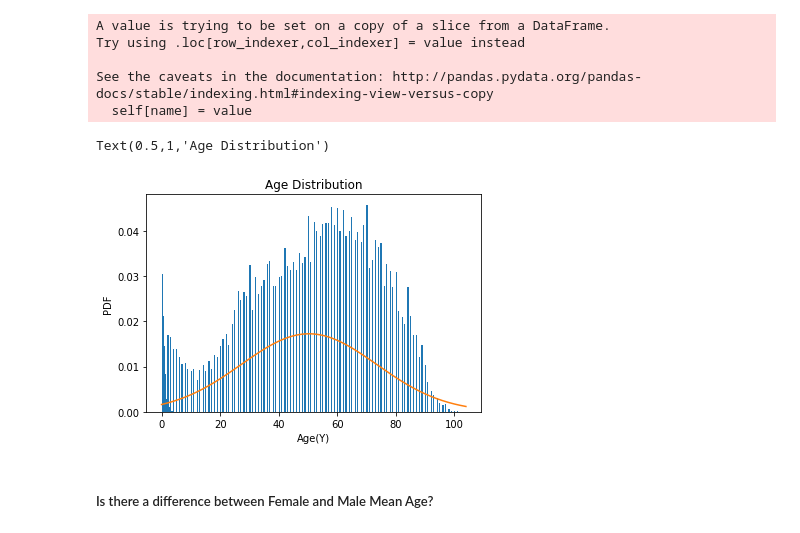
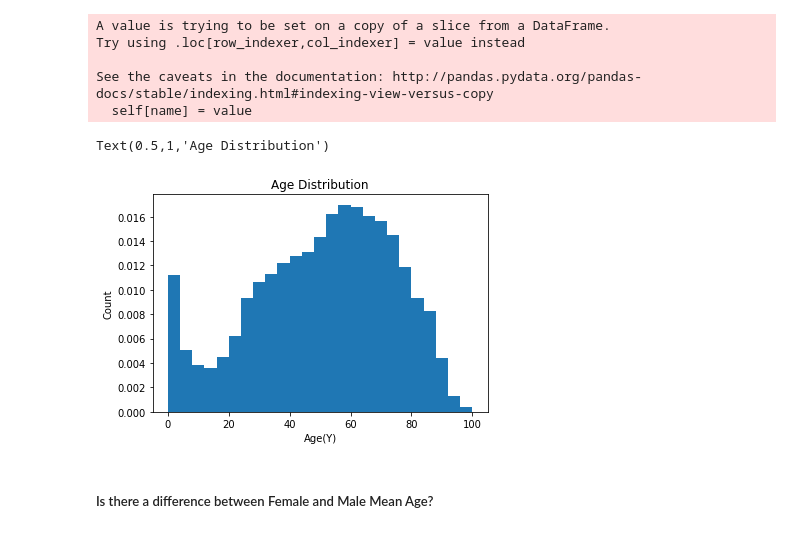
Before and after one commit to Vinuthask/Capstone-Project-1, a Jupyter notebook: AdverseFood_E.ipynb, the cells around one changed output. Saved outputs shown, nothing was run; the diff lists cells and outputs as text; code cells hidden in the pictures.

```diff
--- a/AdverseFood_E.ipynb
+++ b/AdverseFood_E.ipynb
@@ -179,21 +179,16 @@ See the caveats in the documentation: http://pandas.pydata.org/pandas-docs/stabl
 ad_food_effects.loc[ad_food_effects['Age Unit']=='Not Available', 'Age Unit']='Year(s)'
 # %%
 age_sort= ad_food_effects.Age.sort_values()
-bin_values = np.arange(start=age_sort.min(), stop=age_sort.max(), step=0.4)
-mu= age_sort.mean()
-std= age_sort.std()
+bin_values = np.arange(start=age_sort.min(), stop=age_sort.max(), step=4)
 # %%
-#Plotting the histogram and PDF:
-from scipy.stats import norm
-p=norm.pdf(age_sort,mu,std)
+#Plotting the histogram:
 plt.hist(age_sort,bins=bin_values,stacked=True, normed=True)
-plt.plot(age_sort, p)
 plt.xlabel('Age(Y)')
-plt.ylabel('PDF')
+plt.ylabel('Count')
 plt.title('Age Distribution')
 # %% [output]
 Text(0.5,1,'Age Distribution')
-[figure, old version]
+[figure, new version]
 # %% [markdown]
 ##### Is there a difference between Female and Male Mean Age?
 # %%
```
Also changed, not shown: parts of 18 cells of this notebook.
